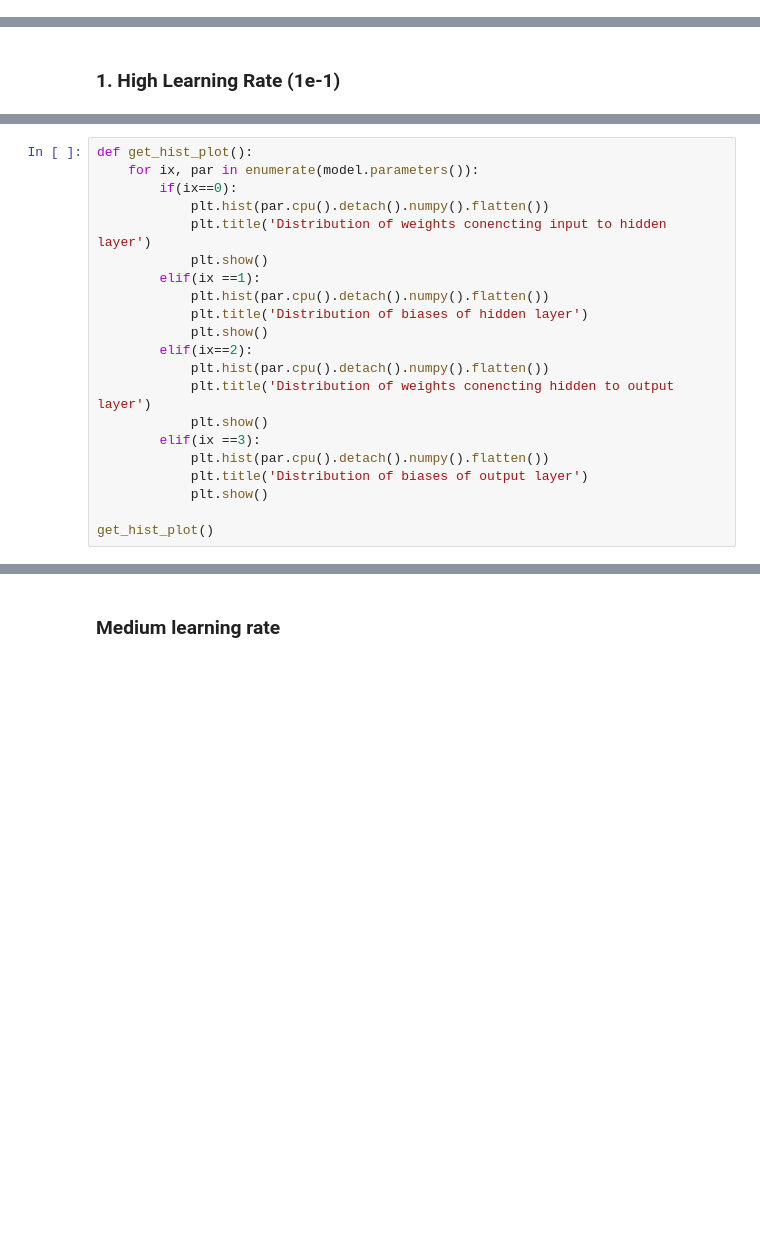
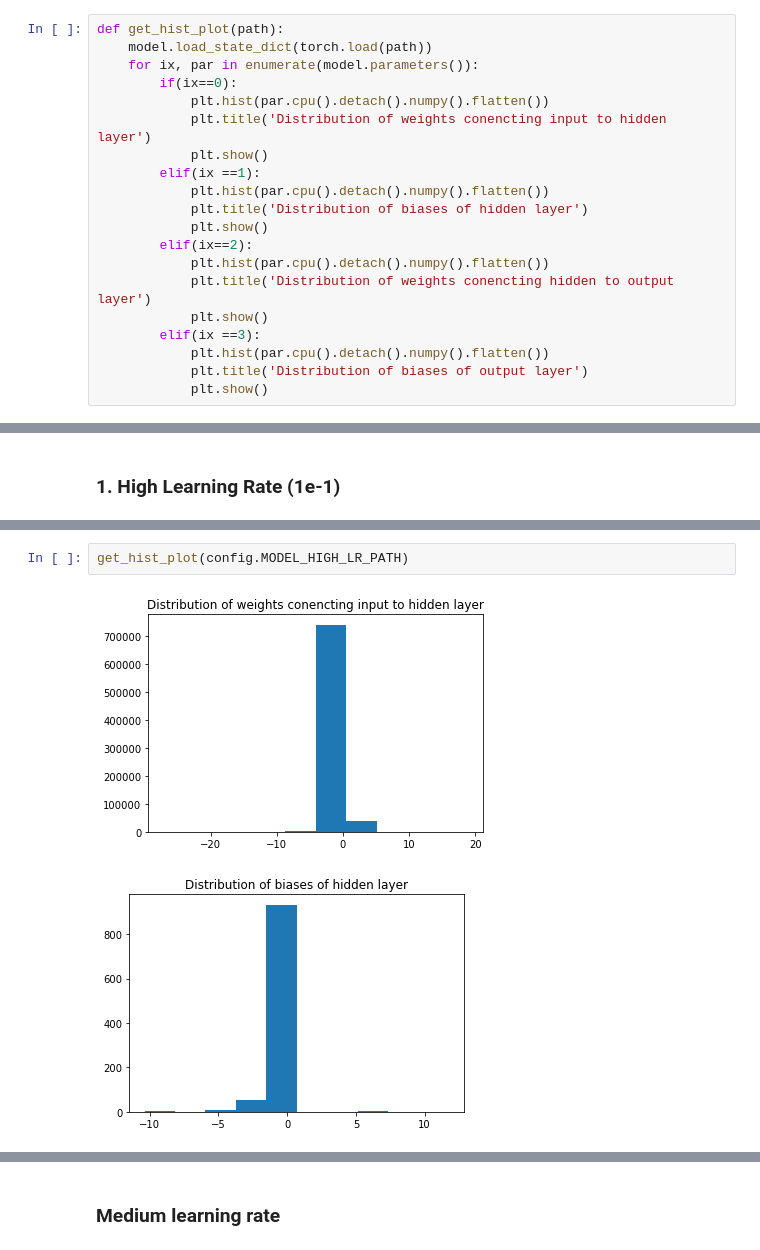
Before and after one commit to ishandutta0098/impact-of-learning-rate-in-nn, a Jupyter notebook: notebook/learning-rate-variations.ipynb, the cells around one changed output, grey strips where cells are left out. Saved outputs shown, nothing was run; the diff lists cells and outputs as text; blank space fills up the shorter version.

```diff
--- a/notebook/learning-rate-variations.ipynb
+++ b/notebook/learning-rate-variations.ipynb
@@ -179,0 +218,20 @@ def val_loss(x, y, model):
+# %%
+def get_hist_plot(path):
+    model.load_state_dict(torch.load(path))
+    for ix, par in enumerate(model.parameters()):
+        if(ix==0):
+            plt.hist(par.cpu().detach().numpy().flatten())
+            plt.title('Distribution of weights conencting input to hidden layer')
+            plt.show()
+        elif(ix ==1):
+            plt.hist(par.cpu().detach().numpy().flatten())
+            plt.title('Distribution of biases of hidden layer')
+            plt.show()
+        elif(ix==2):
+            plt.hist(par.cpu().detach().numpy().flatten())
+            plt.title('Distribution of weights conencting hidden to output layer')
+            plt.show()
+        elif(ix ==3):
+            plt.hist(par.cpu().detach().numpy().flatten())
+            plt.title('Distribution of biases of output layer')
+            plt.show()
@@ -288,21 +317,0 @@ get_loss_plot(config.HIGH_LEARNING_RATE)
-# %%
-def get_hist_plot():
-    for ix, par in enumerate(model.parameters()):
-        if(ix==0):
-            plt.hist(par.cpu().detach().numpy().flatten())
-            plt.title('Distribution of weights conencting input to hidden layer')
-            plt.show()
-        elif(ix ==1):
-            plt.hist(par.cpu().detach().numpy().flatten())
-            plt.title('Distribution of biases of hidden layer')
-            plt.show()
-        elif(ix==2):
-            plt.hist(par.cpu().detach().numpy().flatten())
-            plt.title('Distribution of weights conencting hidden to output layer')
-            plt.show()
-        elif(ix ==3):
-            plt.hist(par.cpu().detach().numpy().flatten())
-            plt.title('Distribution of biases of output layer')
-            plt.show()
-
-get_hist_plot()
@@ -313,0 +318,5 @@ get_hist_plot()
+# %%
+get_hist_plot(config.MODEL_HIGH_LR_PATH)
+# %% [output]
+[figure, added]
+[figure, added]
```
Also changed, not shown: parts of 12 cells of this notebook, 1 other file.
